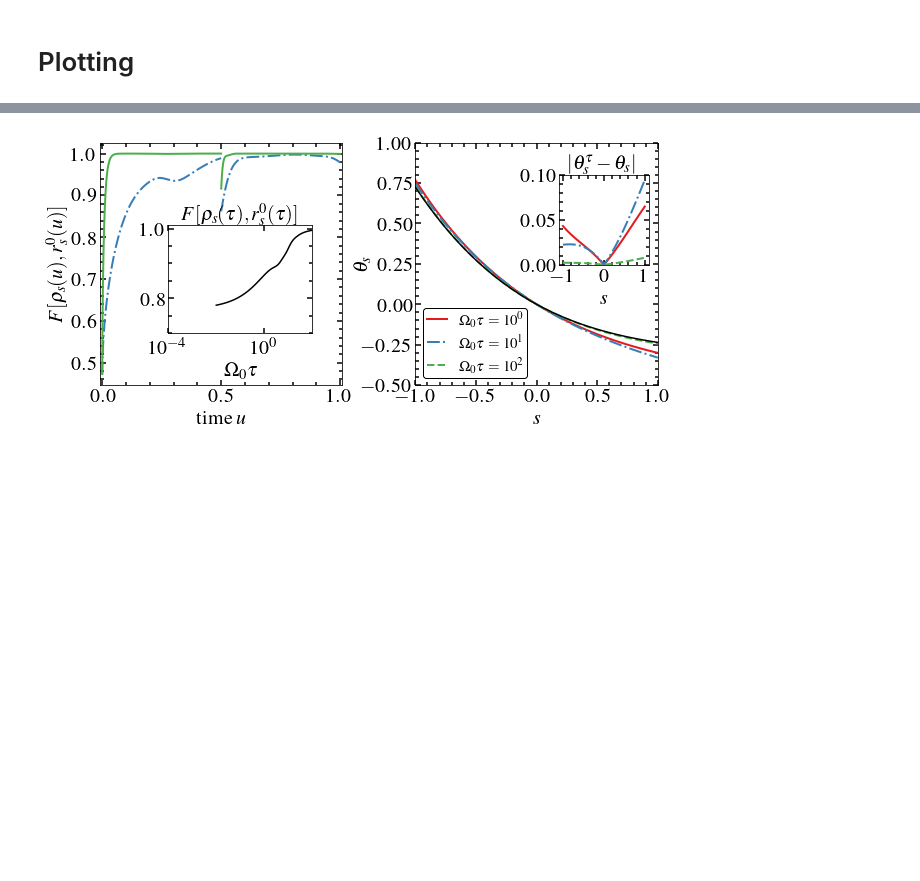
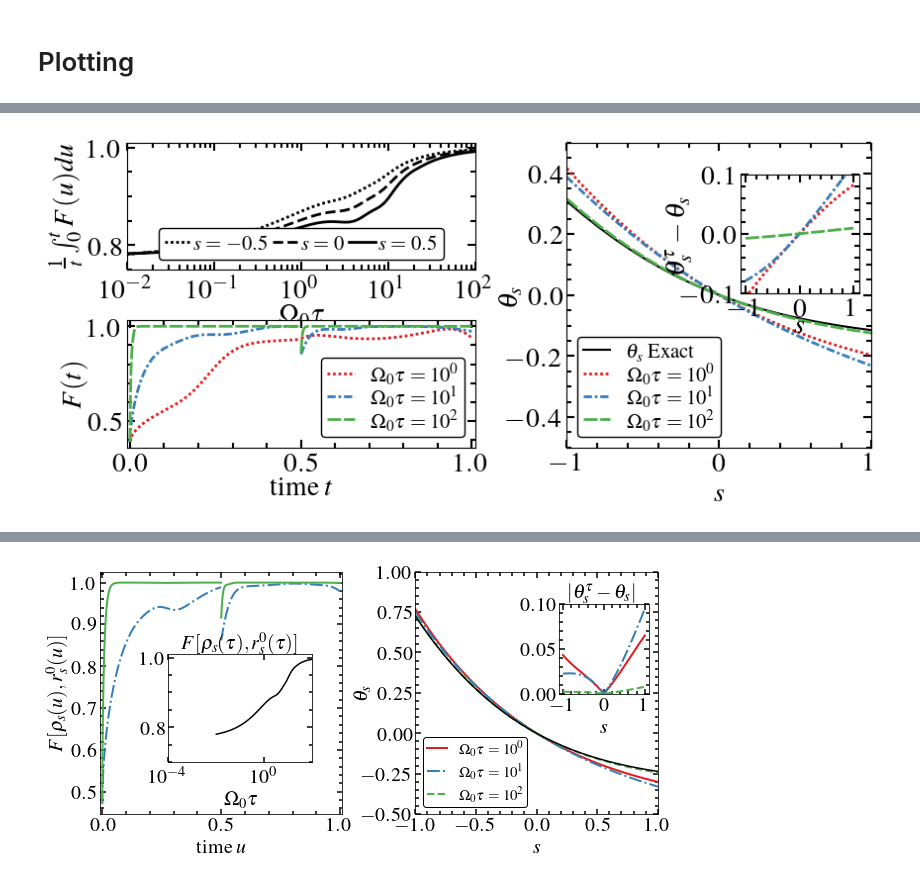
Before and after one commit to PauloJPS/2024-large-deviation-full-counting-statistics-in-adiabatic-open-quantum-dynamics, a Jupyter notebook: Codes/Adiabaticity_against_Quench.ipynb, the cells around one changed output, grey strips where cells are left out. Drawn from its saved outputs; the diff is of its cells as text; code cells hidden in the pictures; blank space fills up the shorter version.

```diff
--- a/Codes/Adiabaticity_against_Quench.ipynb
+++ b/Codes/Adiabaticity_against_Quench.ipynb
@@ -608,0 +645,93 @@ plt.savefig("Fig2.pdf", bbox_inches="tight")
+# %%
+fig = plt.figure(figsize = (10,4))
+
+gs = fig.add_gridspec(2,2)
+ax1 = fig.add_subplot(gs[0, 0])
+ax2 = fig.add_subplot(gs[1, 0])
+ax3 = fig.add_subplot(gs[:,1])
+
+
+ax1.plot(tau_list,FTs[0], color="black", linestyle=(0, (1, 1)), label=r"$s=-0.5$", linewidth=2)
+ax1.plot(tau_list,FTs[1], color="black", linestyle="--", label=r"$s=0$", linewidth=2)
+ax1.plot(tau_list,FTs[2], color="black", linestyle="-", label=r"$s=0.5$", linewidth=2)
+
+ax1.set_xlabel(r"$\Omega_0\tau$", labelpad=0)
+ax1.set_ylabel(r"$\frac{1}{t} \int_0^tF(u)du$")
+ax1.set_xscale("log")
+
+
+ax1.set_xticks([0.01, 0.1, 1, 10, 100])
+
+ax1.tick_params(axis='x', pad=7)
+
+ax1.set_ylim((0.75, 1.01))
+ax1.set_xlim((0.01, 100))
+
+ax1.legend(edgecolor="black", framealpha=1,handlelength=1.3, borderpad=0.3, fontsize=15, loc=8, columnspacing=0.2, handletextpad=0.1, ncol=3)
+
+
+######################
+#####################
+######################
+
+ax2.plot(Tlist_list[0][:int(Nsteps/2)]/max(Tlist_list[0]), Fidelity_list[0][:int(Nsteps/2)], color="#e41a1c", label=r"$\Omega_0\tau=10^0$", linestyle=(0, (1, 1)) , linewidth=2)
+ax2.plot(Tlist_list[1][:int(Nsteps/2)]/max(Tlist_list[1]), Fidelity_list[1][:int(Nsteps/2)], color="#377eb8", label=r"$\Omega_0\tau=10^1$", linestyle=(0,(3, 1, 1, 1)), linewidth=2)
+ax2.plot(Tlist_list[2][:int(Nsteps/2)]/max(Tlist_list[2]), Fidelity_list[2][:int(Nsteps/2)], color="#4daf4a", label=r"$\Omega_0\tau=10^2$", linestyle=(0, (5, 1)), linewidth=2)
+
+ax2.plot(Tlist_list[0][int(Nsteps/2):]/max(Tlist_list[0]), Fidelity_list[0][int(Nsteps/2):], color="#e41a1c",linestyle=(0, (1, 1)) , linewidth=2)
+ax2.plot(Tlist_list[1][int(Nsteps/2):]/max(Tlist_list[1]), Fidelity_list[1][int(Nsteps/2):], color="#377eb8",linestyle=(0,(3, 1, 1, 1)), linewidth=2)
+ax2.plot(Tlist_list[2][int(Nsteps/2):]/max(Tlist_list[2]), Fidelity_list[2][int(Nsteps/2):], color="#4daf4a",linestyle=(0, (5, 1)), linewidth=2)
+
+ax2.set_xlabel(r"time $t$", labelpad=0)
+ax2.set_ylabel(r"$F(t)$", labelpad=0)
+
+ax2.set_xlim((-0.01, 1.01))
+
+ax2.legend(edgecolor="black", framealpha=1,handlelength=1.3, borderpad=0.3, fontsize=15, loc=4, labelspacing = 0.1)
+
+
+#######################
+######################
+######################
+
+ax3.plot(s_list_exact, np.array(exact_theta).real, color="black", label=r"$\theta_s$ Exact")
+
+
+ax3.plot(s_list_exact, np.array(thetas[0]).real,color="#e41a1c", label=r"$\Omega_0\tau=10^0$", linestyle=(0, (1, 1)) , linewidth=2)
+ax3.plot(s_list_exact, np.array(thetas[1]).real,color="#377eb8", label=r"$\Omega_0\tau=10^1$", linestyle=(0,(3, 1, 1, 1)), linewidth=2)
+ax3.plot(s_list_exact, np.array(thetas[2]).real,color="#4daf4a", label=r"$\Omega_0\tau=10^2$", linestyle=(0, (5, 1)), linewidth=2)
+
+
+ax3.set_xlabel(r"$s$")
+ax3.set_ylabel(r"$\theta_s$", labelpad=-12)
+ax3.set_ylim((-0.5,0.5))
+ax3.set_xlim((-1,1))
+
+ax3.set_box_aspect(1)
+
+
+ax3.legend(edgecolor="black", framealpha=1,handlelength=1.3, borderpad=0.3, fontsize=15, loc=3, labelspacing=0.1)
+
+left1, bottom1, width1, height1 = [0.63, 0.50, 0.35, 0.3]
+ax31 = fig.add_axes([left1, bottom1, width1, height1])
+ax31.set_box_aspect(1)
+
+ax31.plot(s_list_exact, (np.array(exact_theta)-np.array(thetas[0])).real,color="#e41a1c", label=r"$\Omega_0\tau=10^0$", linestyle=(0, (1, 1)) , linewidth=2)
+ax31.plot(s_list_exact, (np.array(exact_theta)-np.array(thetas[1])).real,color="#377eb8", label=r"$\Omega_0\tau=10^1$", linestyle=(0,(3, 1, 1, 1)), linewidth=2)
+ax31.plot(s_list_exact, (np.array(exact_theta)-np.array(thetas[2])).real,color="#4daf4a", label=r"$\Omega_0\tau=10^2$", linestyle=(0, (5, 1)), linewidth=2)
+
+ax31.set_ylabel(r"$\theta_s^\tau - \theta_s$", labelpad=-8)
+
+ax31.set_xlabel(r"$s$", labelpad=-6)
+
+ax31.set_ylim((-0.1, 0.1))
+
+
+
+
+plt.subplots_adjust(hspace=0.4)
+
+
+plt.savefig("Fig2.pdf", bbox_inches="tight")
+# %% [output]
+[figure, added]
```
Also changed, not shown: parts of 11 cells of this notebook, 9 other files.
